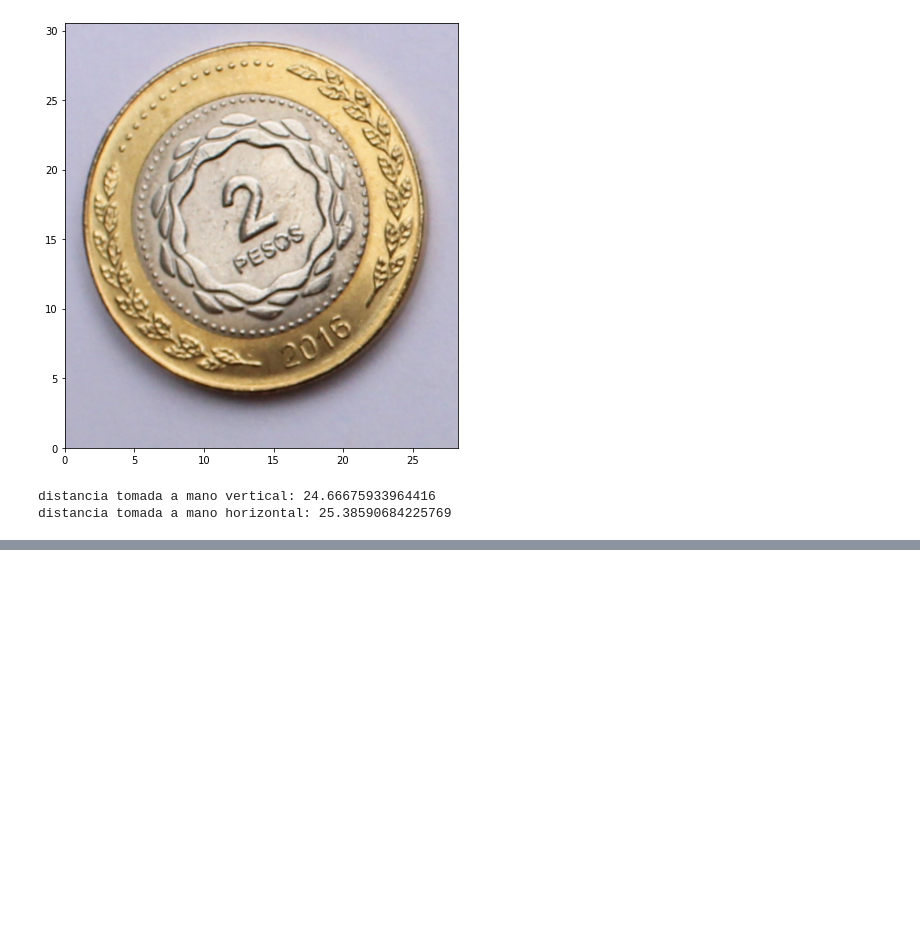
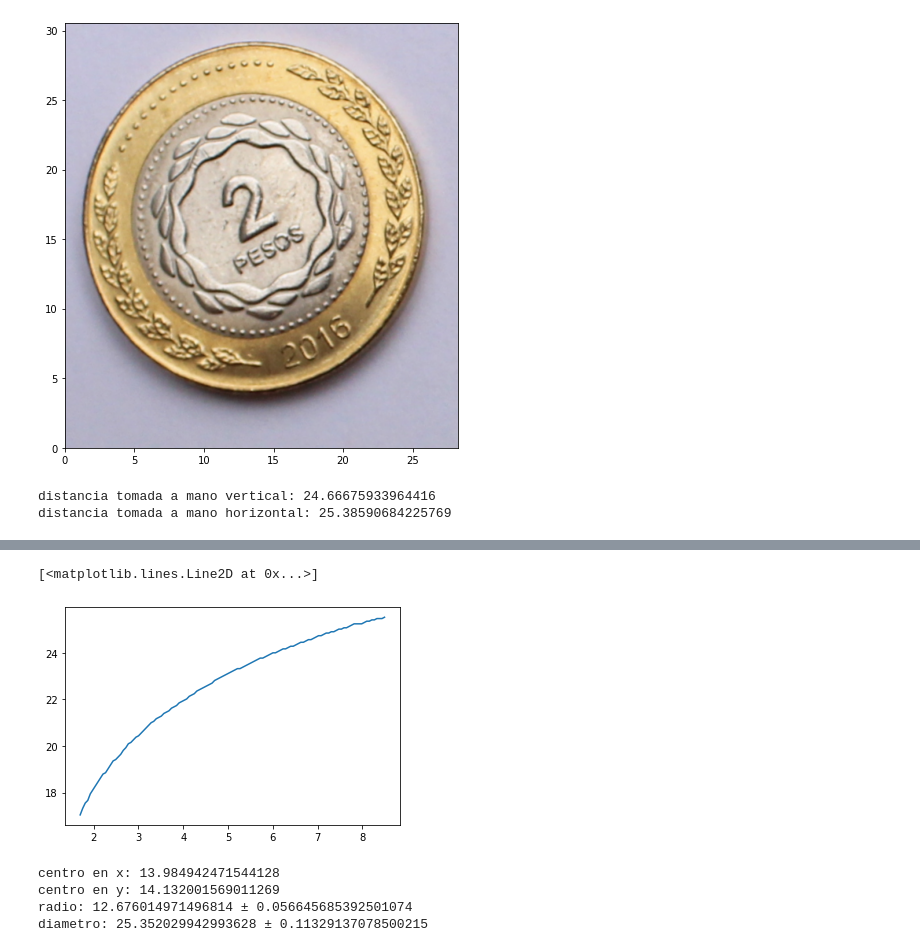
Before and after one commit to tdinapoli/labo-4, a Jupyter notebook: actividad_1/analisis_dina/analisis_imagenes.ipynb, the cells around one changed output, grey strips where cells are left out. Drawn from its saved outputs; the diff is of its cells as text; code cells hidden in the pictures; blank space fills up the shorter version.

```diff
--- a/actividad_1/analisis_dina/analisis_imagenes.ipynb
+++ b/actividad_1/analisis_dina/analisis_imagenes.ipynb
@@ -252,0 +253,55 @@ plt.show()
+# %%
+borde_mm = borde/escala2
+bordex_mm = borde_mm[:,0]
+bordey_mm = borde_mm[:,1]
+plt.plot(bordex_mm, bordey_mm)
+# %% [output]
+[<matplotlib.lines.Line2D at 0x...>]
+[figure, added]
+# %%
+#metodo para sacar el radio y el centro de un circulo sacado de
+#https://scipy-cookbook.readthedocs.io/items/Least_Squares_Circle.html
+
+from scipy import linalg
+
+x = bordex_mm
+y = bordey_mm
+
+# coordinates of the barycenter
+x_m = np.mean(x)
+y_m = np.mean(x)
+
+# calculation of the reduced coordinates
+u = x - x_m
+v = y - y_m
+
+# linear system defining the center (uc, vc) in reduced coordinates:
+#    Suu * uc +  Suv * vc = (Suuu + Suvv)/2
+#    Suv * uc +  Svv * vc = (Suuv + Svvv)/2
+Suv  = np.sum(u*v)
+Suu  = np.sum(u**2)
+Svv  = np.sum(v**2)
+Suuv = np.sum(u**2 * v)
+Suvv = np.sum(u * v**2)
+Suuu = np.sum(u**3)
+Svvv = np.sum(v**3)
+
+# Solving the linear system
+A = np.array([ [ Suu, Suv ], [Suv, Svv]])
+B = np.array([ Suuu + Suvv, Svvv + Suuv ])/2.0
+uc, vc = linalg.solve(A, B)
+
+xc_1 = x_m + uc
+yc_1 = y_m + vc
+
+# Calcul des distances au centre (xc_1, yc_1)
+Ri_1     = np.sqrt((x-xc_1)**2 + (y-yc_1)**2)
+R_1      = np.mean(Ri_1)
+residu_1 = np.sum((Ri_1-R_1)**2)
+
+print("centro en x:",xc_1, "\ncentro en y:",yc_1, "\nradio:", R_1, "±", residu_1, "\ndiametro:", 2*R_1, "±", 2*residu_1)
+# %% [output]
+centro en x: 13.984942471544128
+centro en y: 14.132001569011269
+radio: 12.676014971496814 ± 0.056645685392501074
+diametro: 25.352029942993628 ± 0.11329137078500215
```
Also changed, not shown: parts of 5 cells of this notebook.
